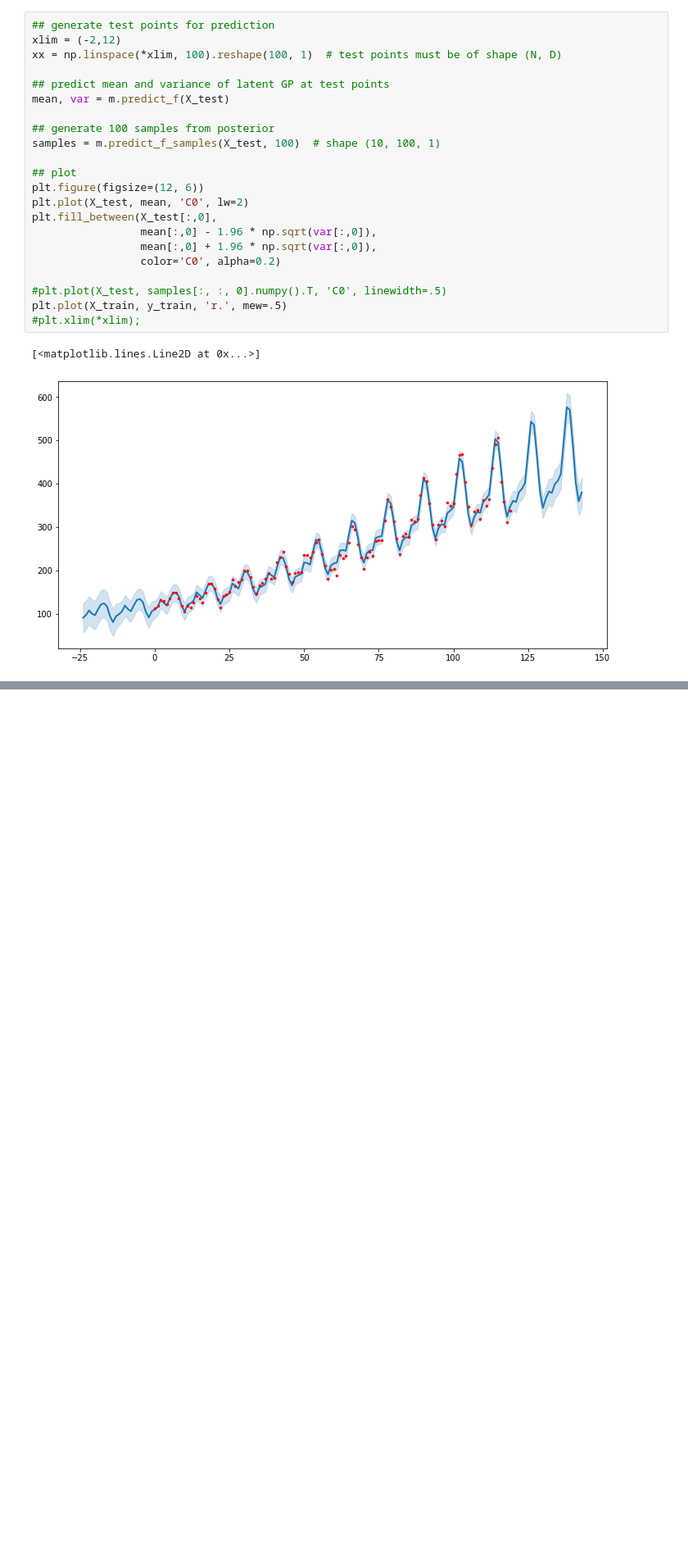
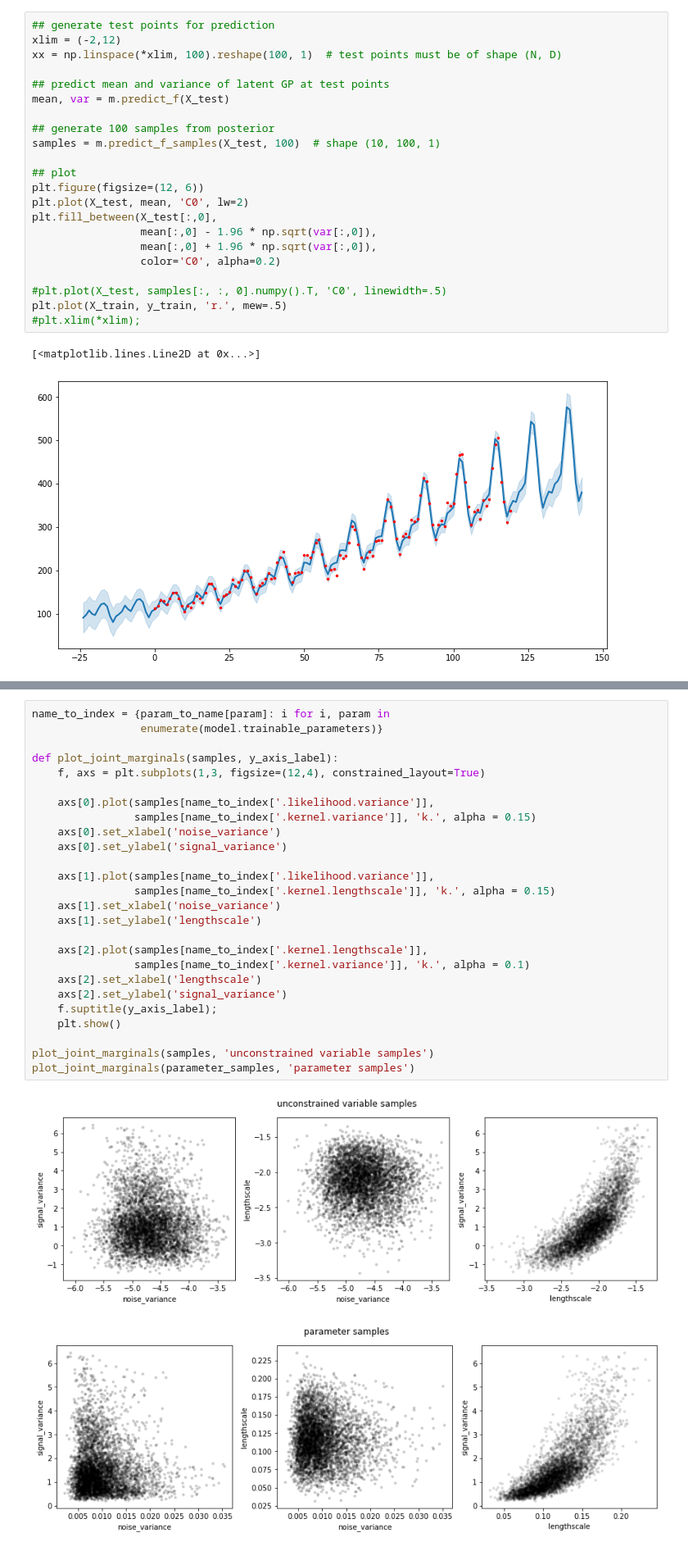
Before and after one commit to kaijennissen/gaussian_processes, a Jupyter notebook: gp-tutorial/gp-tutorial-4-GPflow.ipynb, the cells around one changed output, grey strips where cells are left out. Shown at 82% size. Cells and saved outputs as stored; diff of their text form; blank space fills up the shorter version.

```diff
--- a/gp-tutorial/gp-tutorial-4-GPflow.ipynb
+++ b/gp-tutorial/gp-tutorial-4-GPflow.ipynb
@@ -367,0 +490,29 @@ plt.plot(X_train, y_train, 'r.', mew=.5)
+# %%
+name_to_index = {param_to_name[param]: i for i, param in
+                 enumerate(model.trainable_parameters)}
+
+def plot_joint_marginals(samples, y_axis_label):
+    f, axs = plt.subplots(1,3, figsize=(12,4), constrained_layout=True)
+
+    axs[0].plot(samples[name_to_index['.likelihood.variance']],
+                samples[name_to_index['.kernel.variance']], 'k.', alpha = 0.15)
+    axs[0].set_xlabel('noise_variance')
+    axs[0].set_ylabel('signal_variance')
+
+    axs[1].plot(samples[name_to_index['.likelihood.variance']],
+                samples[name_to_index['.kernel.lengthscale']], 'k.', alpha = 0.15)
+    axs[1].set_xlabel('noise_variance')
+    axs[1].set_ylabel('lengthscale')
+
+    axs[2].plot(samples[name_to_index['.kernel.lengthscale']],
+                samples[name_to_index['.kernel.variance']], 'k.', alpha = 0.1)
+    axs[2].set_xlabel('lengthscale')
+    axs[2].set_ylabel('signal_variance')
+    f.suptitle(y_axis_label);
+    plt.show()
+
+plot_joint_marginals(samples, 'unconstrained variable samples')
+plot_joint_marginals(parameter_samples, 'parameter samples')
+# %% [output]
+[figure, added]
+[figure, added]
```
Also changed, not shown: parts of 11 cells of this notebook, 2 other files.
